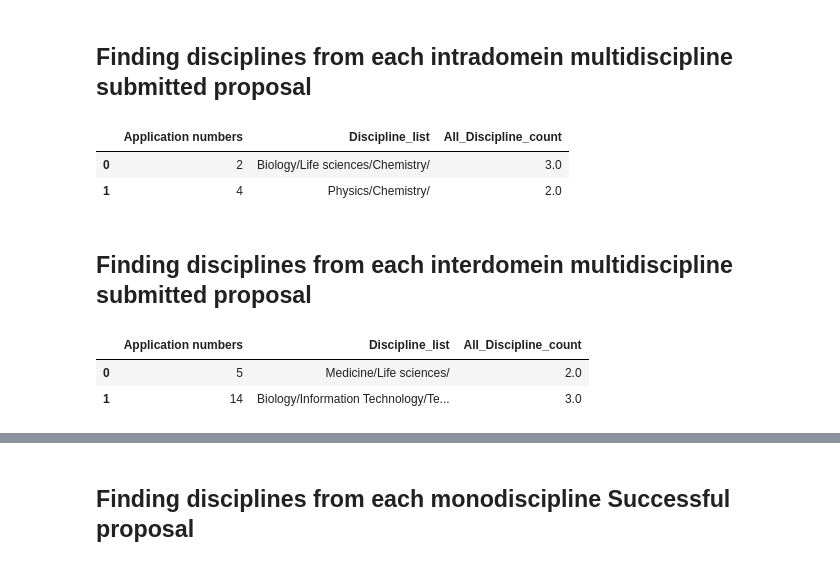
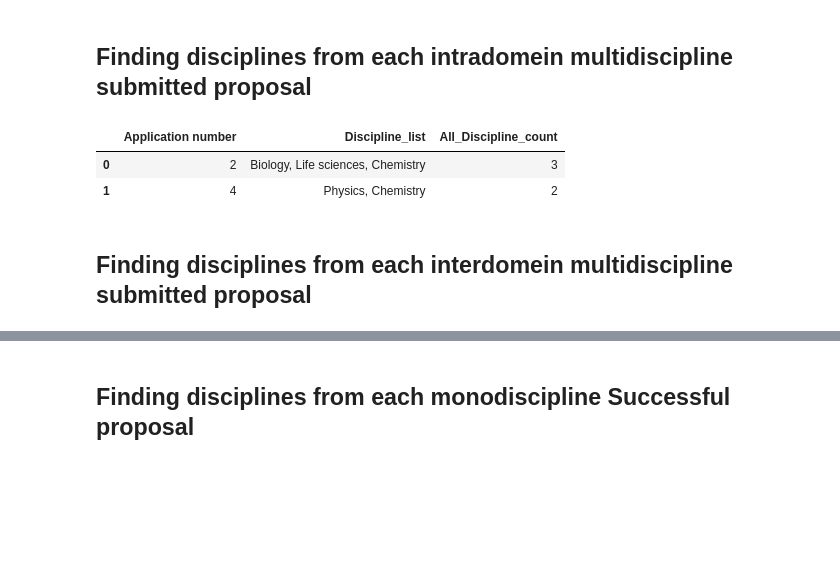
Before and after one commit to RaThorat/discipline_analyses_of_proposals, a Jupyter notebook: Disciplineanalyses_of_proposals.ipynb, the cells around one changed output, grey strips where cells are left out. Saved outputs shown, nothing was run; the diff lists cells and outputs as text; code cells hidden in the pictures; blank space fills up the shorter version.

```diff
--- a/Disciplineanalyses_of_proposals.ipynb
+++ b/Disciplineanalyses_of_proposals.ipynb
@@ -263,54 +267,22 @@ dfA_ENW_mono_disciplines.head(2)
 # %% [markdown]
 ## Finding disciplines from each intradomein multidiscipline submitted proposal
-# %%
-#The name for the dataframe with disciplines is given dfA_multi_intradom_disciplines, to differentiate from the dataframe with discipline counts
-dfA_multi_intradom_disciplines = pd.DataFrame(columns = ['Application numbers', 'Discipline_list', 'All_Discipline_count'])
-i=0 #starts from oth row
-j=1 #starts from 1st column
-Aanvraag_nummer=0
-k=dfA_intradom_multidisci.columns.get_loc("All_Discipline_count")#column number where the All_Discipline_count is
-l=len(dfA_intradom_multidisci.index)#number of rows
-for i in range (0,l):
-    Discipline_count=0 #introducing zero discipline count
-    Discipline_list=" " #introducing empty discipline list
-    for j in range (1,k): #while the rows are not exhausted
-        if (dfA_intradom_multidisci.iloc[i,j]==1) & (Discipline_count<dfA_intradom_multidisci.iloc[i,k]): #if the given cell has 1 as value
-            Discipline_list=Discipline_list+ dfA_intradom_multidisci.columns[j]+"/" #adds a column name to discipline list
-            Discipline_count+=1 #counts the number of disciplines with 1 as value
-            if Discipline_count==dfA_intradom_multidisci.iloc[i,k]:
-                Aanvraag_nummer=dfA_intradom_multidisci.iloc[i,0]
-                new_row = {'Application numbers':Aanvraag_nummer, 'Discipline_list':Discipline_list, 'All_Discipline_count':dfA_intradom_multidisci.iloc[i,k]}
-                dfA_multi_intradom_disciplines = dfA_multi_intradom_disciplines.append(new_row, ignore_index=True)
-                #print(discipline_list)
-dfA_multi_intradom_disciplines.head(2)
-# %% [output]
-|  | Application numbers | Discipline_list | All_Discipline_count |
-| 0 | 2 | Biology/Life sciences/Chemistry/ | 3.0 |
-| 1 | 4 | Physics/Chemistry/ | 2.0 |
+# %%
+dfA_intradom_multidisci = dfA_intradom_multidisci.set_index('Application number')
+
+dfA_multi_intradom_disciplines = (
+    dfA_intradom_multidisci[dfA_intradom_multidisci==1]
+    .stack()
+    .reset_index()
+    .drop(0, axis=1)
+    .rename(columns={'level_1': 'Discipline_list'})
+    .groupby('Application number', as_index=False)
+    .agg(Discipline_list=('Discipline_list', lambda x: ', '.join(x)), All_Discipline_count=('Discipline_list', 'count'))
+)
+
+dfA_multi_intradom_disciplines.head(2)
+# %% [output]
+|  | Application number | Discipline_list | All_Discipline_count |
+| 0 | 2 | Biology, Life sciences, Chemistry | 3 |
+| 1 | 4 | Physics, Chemistry | 2 |
 # %% [markdown]
 ## Finding disciplines from each interdomein multidiscipline submitted proposal
-# %%
-
-dfA_multi_interdom_disciplines = pd.DataFrame(columns = ['Application numbers', 'Discipline_list', 'All_Discipline_count'])
-i=0 #starts from oth row
-j=1 #starts from 1st column
-Aanvraag_nummer=0
-k=dfA_interdom_multidisci.columns.get_loc("All_Discipline_count") #column number where the All_Discipline_count is
-l=len(dfA_interdom_multidisci.index)#number of rows
-for i in range (0,l):
-    Discipline_count=0 #introducing zero discipline count
-    Discipline_list=" " #introducing empty discipline list
-    for j in range (1,k): #while the rows are not exhausted
-        if (dfA_interdom_multidisci.iloc[i,j]==1) & (Discipline_count<dfA_interdom_multidisci.iloc[i,k]): #if the given cell has 1 as value
-            Discipline_list=Discipline_list+ dfA_interdom_multidisci.columns[j]+"/" #adds a column name to discipline list
-            Discipline_count+=1 #counts the number of disciplines with 1 as value
-            if Discipline_count==dfA_interdom_multidisci.iloc[i,k]:
-                Aanvraag_nummer=dfA_interdom_multidisci.iloc[i,0]
-                new_row = {'Application numbers':Aanvraag_nummer, 'Discipline_list':Discipline_list, 'All_Discipline_count':dfA_interdom_multidisci.iloc[i,k]}
-                dfA_multi_interdom_disciplines = dfA_multi_interdom_disciplines.append(new_row, ignore_index=True)
-                #print(discipline_list)
-dfA_multi_interdom_disciplines.head(2)
-# %% [output]
-|  | Application numbers | Discipline_list | All_Discipline_count |
-| 0 | 5 | Medicine/Life sciences/ | 2.0 |
-| 1 | 14 | Biology/Information Technology/Te... | 3.0 |
```
Also changed, not shown: parts of 23 cells of this notebook, 3 other files.
